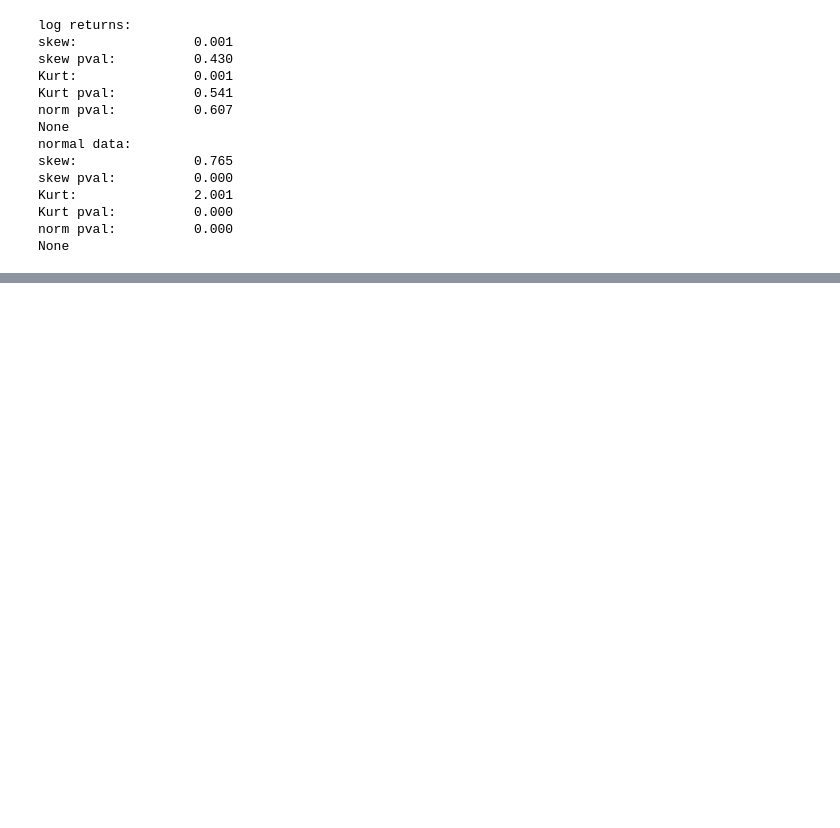
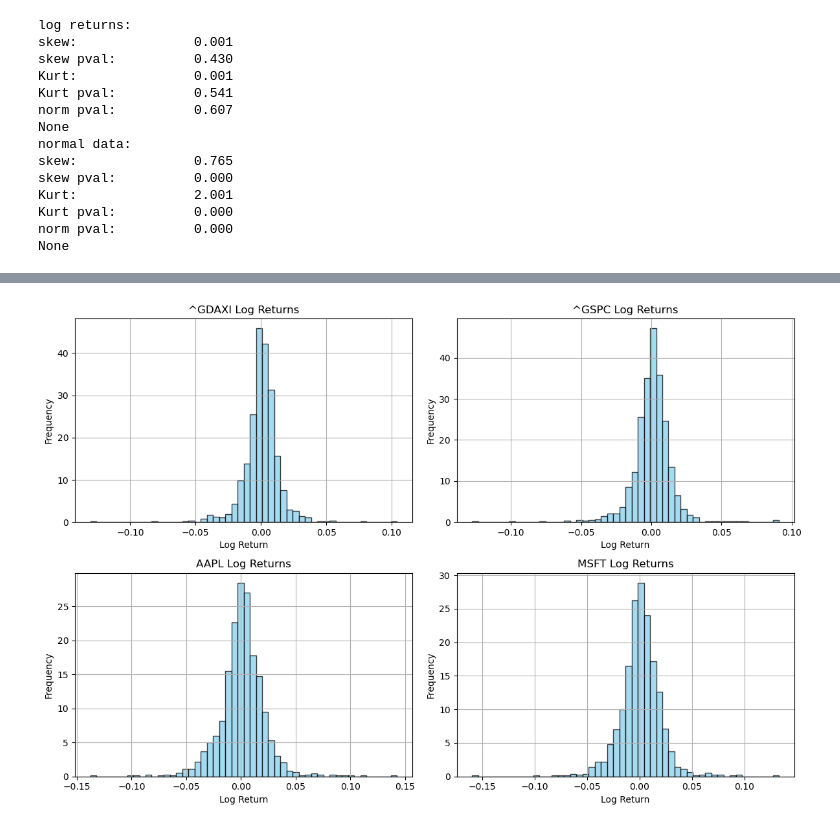
Before and after one commit to GeordieJones/financePython, a Jupyter notebook: bookPractice/stat models/models.ipynb, the cells around one changed output, grey strips where cells are left out. Drawn from its saved outputs; the diff is of its cells as text; code cells hidden in the pictures; blank space fills up the shorter version.

```diff
--- a/bookPractice/stat models/models.ipynb
+++ b/bookPractice/stat models/models.ipynb
@@ -125,0 +179,15 @@ None
+# %%
+fig, axes = plt.subplots(nrows=2, ncols=2, figsize=(12, 8))
+axes = axes.flatten()
+
+for i, sym in enumerate(symbols):
+    axes[i].hist(log_ret[sym], bins=50, density=True, alpha=0.75, color='skyblue', edgecolor='black')
+    axes[i].set_title(f'{sym} Log Returns')
+    axes[i].set_xlabel('Log Return')
+    axes[i].set_ylabel('Frequency')
+    axes[i].grid(True)
+
+plt.tight_layout()
+plt.show()
+# %% [output]
+[figure, added]
```
Also changed, not shown: parts of 5 cells of this notebook.
